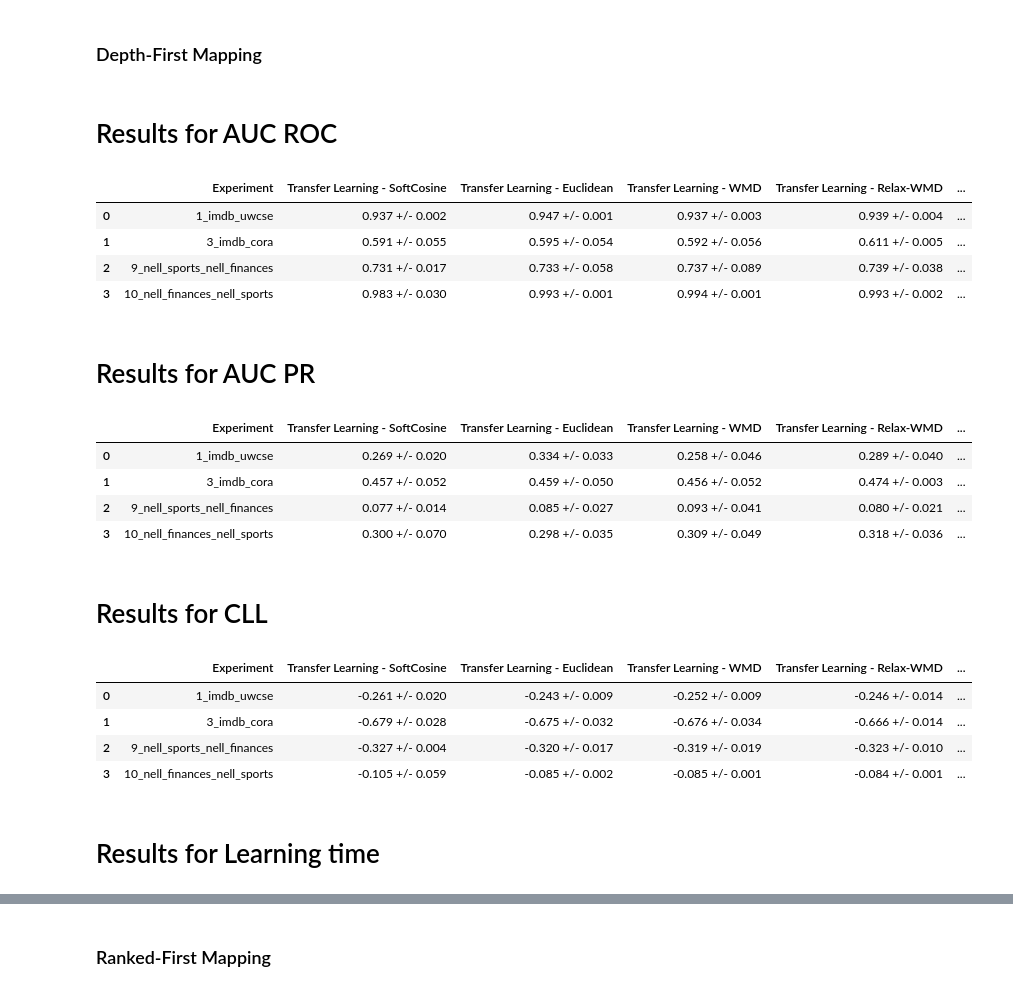
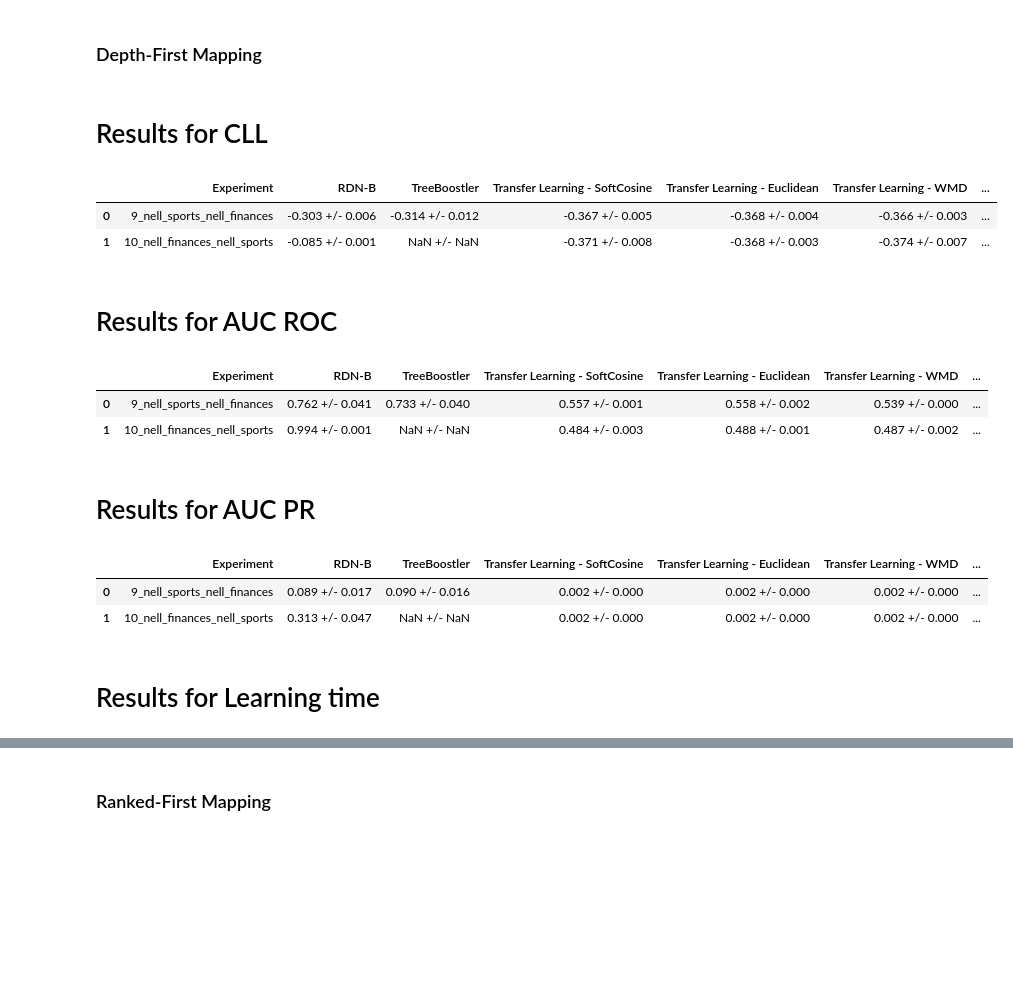
Before and after one commit to MeLLL-UFF/TransBoostler, a Jupyter notebook: 1. Transfer Experiment Results.ipynb, the cells around one changed output, grey strips where cells are left out. Drawn from its saved outputs; the diff is of its cells as text; code cells hidden in the pictures; blank space fills up the shorter version.

```diff
--- a/1. Transfer Experiment Results.ipynb
+++ b/1. Transfer Experiment Results.ipynb
@@ -8,9 +8,9 @@ import os
 ## Experiments and Functions
 # %%
 experiments = [
-            {'id': '1', 'source':'imdb', 'target':'uwcse', 'predicate':'workedunder', 'to_predicate':'advisedby', 'arity': 2},
+            #{'id': '1', 'source':'imdb', 'target':'uwcse', 'predicate':'workedunder', 'to_predicate':'advisedby', 'arity': 2},
             #{'id': '2', 'source':'uwcse', 'target':'imdb', 'predicate':'advisedby', 'to_predicate':'workedunder', 'arity': 2},
-            {'id': '3', 'source':'imdb', 'target':'cora', 'predicate':'workedunder', 'to_predicate':'samevenue', 'arity': 2},
+            #{'id': '3', 'source':'imdb', 'target':'cora', 'predicate':'workedunder', 'to_predicate':'samevenue', 'arity': 2},
             #{'id': '4', 'source':'cora', 'target':'imdb', 'predicate':'samevenue', 'to_predicate':'workedunder', 'arity': 2},
             ##{'id': '5', 'source':'cora', 'target':'imdb', 'predicate':'sametitle', 'to_predicate':'workedunder', 'arity': 2},
             ##{'id': '6', 'source':'imdb', 'target':'cora', 'predicate':'workedunder', 'to_predicate':'sametitle', 'arity': 2},
@@ -71,7 +71,7 @@ if compare_stopwords:
 baseline_path = f'/results/baselines/transfer/'
 baseline_data = load_data(experiments, '', baseline_path)
 
-for metric in ['AUC ROC', 'AUC PR', 'CLL', 'Learning time']: #, 'Recall', 'F1', 'Precision', 'Learning and Revision time', 'Inference time']:
+for metric in ['CLL', 'AUC ROC', 'AUC PR', 'Learning time']: #, 'Recall', 'F1', 'Precision', 'Learning and Revision time', 'Inference time']:
     display(Markdown('# Results for ' + metric))
     table = []
     for j in range(len(experiments)):
@@ -108,75 +108,69 @@ for metric in ['AUC ROC', 'AUC PR', 'CLL', 'Learning time']: #, 'Recall', 'F1',
 
             if(experiments[j]['id'] != '10'):
                 table.append([dataset,
+                '%.3f +/- %.3f' % (rdnb.mean(), 2 * rdnb.std()),
+                '%.3f +/- %.3f' % (treeboostler_no_revision.mean(), 2 * treeboostler_no_revision.std()),
                 '%.3f +/- %.3f' % (results_using_stopwords['softcosine'].mean(), 2 * results_using_stopwords['softcosine'].std()),
                 '%.3f +/- %.3f' % (results_using_stopwords['euclidean'].mean(), 2 * results_using_stopwords['euclidean'].std()),
                 '%.3f +/- %.3f' % (results_using_stopwords['wmd'].mean(), 2 * results_using_stopwords['wmd'].std()),
                 '%.3f +/- %.3f' % (results_using_stopwords['relax-wmd'].mean(), 2 * results_using_stopwords['relax-wmd'].std()),
-                '%.3f +/- %.3f' % (treeboostler.mean(), 2 * treeboostler.std()),
-                '%.3f +/- %.3f' % (rdnb.mean(), 2 * rdnb.std()),
                              ])
             else:
                 table.append([dataset,
+                '%.3f +/- %.3f' % (rdnb.mean(), 2 * rdnb.std()),
+                'NaN +/- NaN',
                 '%.3f +/- %.3f' % (results_using_stopwords['softcosine'].mean(), 2 * results_using_stopwords['softcosine'].std()),
                 '%.3f +/- %.3f' % (results_using_stopwords['euclidean'].mean(), 2 * results_using_stopwords['euclidean'].std()),
                 '%.3f +/- %.3f' % (results_using_stopwords['wmd'].mean(), 2 * results_using_stopwords['wmd'].std()),
                 '%.3f +/- %.3f' % (results_using_stopwords['relax-wmd'].mean(), 2 * results_using_stopwords['relax-wmd'].std()),
-                'NaN +/- NaN',
-                '%.3f +/- %.3f' % (rdnb.mean(), 2 * rdnb.std()),
-                             ])
+              ])
 
             #table.append(['', '', '', '', '', '', ''])
 
             if(experiments[j]['id'] != '10' and compare_stopwords):
                 table.append([dataset + '*',
+                '%.3f +/- %.3f' % (rdnb.mean(), 2 * rdnb.std()),
+                '%.3f +/- %.3f' % (treeboostler_no_revision.mean(), 2 * treeboostler_no_revision.std()),
                 '%.3f +/- %.3f' % (results_removing_stopwords['softcosine'].mean(), 2 * results_removing_stopwords['softcosine'].std()),
                 '%.3f +/- %.3f' % (results_removing_stopwords['euclidean'].mean(), 2 * results_removing_stopwords['euclidean'].std()),
                 '%.3f +/- %.3f' % (results_removing_stopwords['wmd'].mean(), 2 * results_removing_stopwords['wmd'].std()),
                 '%.3f +/- %.3f' % (results_removing_stopwords['relax-wmd'].mean(), 2 * results_removing_stopwords['relax-wmd'].std()),
-                '%.3f +/- %.3f' % (treeboostler.mean(), 2 * treeboostler.std()),
-                '%.3f +/- %.3f' % (rdnb.mean(), 2 * rdnb.std()),
                              ])
             elif(compare_stopwords):
                 table.append([dataset + '*',
+                '%.3f +/- %.3f' % (rdnb.mean(), 2 * rdnb.std()),
+                'NaN +/- NaN',
                 '%.3f +/- %.3f' % (results_removing_stopwords['softcosine'].mean(), 2 * results_removing_stopwords['softcosine'].std()),
                 '%.3f +/- %.3f' % (results_removing_stopwords['euclidean'].mean(), 2 * results_removing_stopwords['euclidean'].std()),
                 '%.3f +/- %.3f' % (results_removing_stopwords['wmd'].mean(), 2 * results_removing_stopwords['wmd'].std()),
                 '%.3f +/- %.3f' % (results_removing_stopwords['relax-wmd'].mean(), 2 * results_removing_stopwords['relax-wmd'].std()),
-                'NaN +/- NaN',
-                '%.3f +/- %.3f' % (rdnb.mean(), 2 * rdnb.std()),
                              ])
 
             # No Revision
             #table.append([dataset + '_NR',
             #    '%.3f +/- %.3f' % (results_using_stopwords['softcosine no revision'].mean(), 2 * results_using_stopwords['softcosine'].std()),
             #    '%.3f +/- %.3f' % (results_using_stopwords['euclidean no revision'].mean(), 2 * results_using_stopwords['euclidean'].std()),
             #    '%.3f +/- %.3f' % (results_using_stopwords['wmd no revision'].mean(), 2 * results_using_stopwords['wmd'].std()),
             #    '%.3f +/- %.3f' % (results_using_stopwords['relax-wmd no revision'].mean(), 2 * results_using_stopwords['relax-wmd'].std()),
             #    '%.3f +/- %.3f' % (treeboostler_no_revision.mean(), 2 * treeboostler_no_revision.std()),
             #    '%.3f +/- %.3f' % (rdnb.mean(), 2 * rdnb.std()),
             #])
             #table.append(['', '', '', '', '', '', ''])
 
     #display(pd.DataFrame(table, columns=['Experiment', 'RDN-B'])) #, 'Transfer Learning with Revision Theory - Relax WMD'])) #, 'Learning from scratch (RDN-B)']))
-    display(pd.DataFrame(table, columns=['Experiment', 'Transfer Learning - SoftCosine', 'Transfer Learning - Euclidean', 'Transfer Learning - WMD', 'Transfer Learning - Relax-WMD', 'TreeBoostler', 'RDN-B'])) #, 'Learning from scratch (RDN-B)']))
+    display(pd.DataFrame(table, columns=['Experiment', 'RDN-B', 'TreeBoostler', 'Transfer Learning - SoftCosine', 'Transfer Learning - Euclidean', 'Transfer Learning - WMD', 'Transfer Learning - Relax-WMD'])) #, 'Learning from scratch (RDN-B)']))
     #display(pd.DataFrame(table, columns=['Experiment', 'Transfer Learning', 'Transfer Learning with Revision Theory']))
 # %% [output]
-# Results for AUC ROC
+# Results for CLL
-|  | Experiment | Transfer Learning - SoftCosine | Transfer Learning - Euclidean | Transfer Learning - WMD | Transfer Learning - Relax-WMD | ... |
-| 0 | 1_imdb_uwcse | 0.937 +/- 0.002 | 0.947 +/- 0.001 | 0.937 +/- 0.003 | 0.939 +/- 0.004 | ... |
-| 1 | 3_imdb_cora | 0.591 +/- 0.055 | 0.595 +/- 0.054 | 0.592 +/- 0.056 | 0.611 +/- 0.005 | ... |
-| 2 | 9_nell_sports_nell_finances | 0.731 +/- 0.017 | 0.733 +/- 0.058 | 0.737 +/- 0.089 | 0.739 +/- 0.038 | ... |
-| 3 | 10_nell_finances_nell_sports | 0.983 +/- 0.030 | 0.993 +/- 0.001 | 0.994 +/- 0.001 | 0.993 +/- 0.002 | ... |
+|  | Experiment | RDN-B | TreeBoostler | Transfer Learning - SoftCosine | Transfer Learning - Euclidean | Transfer Learning - WMD | ... |
+| 0 | 9_nell_sports_nell_finances | -0.303 +/- 0.006 | -0.314 +/- 0.012 | -0.367 +/- 0.005 | -0.368 +/- 0.004 | -0.366 +/- 0.003 | ... |
+| 1 | 10_nell_finances_nell_sports | -0.085 +/- 0.001 | NaN +/- NaN | -0.371 +/- 0.008 | -0.368 +/- 0.003 | -0.374 +/- 0.007 | ... |
-# Results for AUC PR
+# Results for AUC ROC
-|  | Experiment | Transfer Learning - SoftCosine | Transfer Learning - Euclidean | Transfer Learning - WMD | Transfer Learning - Relax-WMD | ... |
-| 0 | 1_imdb_uwcse | 0.269 +/- 0.020 | 0.334 +/- 0.033 | 0.258 +/- 0.046 | 0.289 +/- 0.040 | ... |
-| 1 | 3_imdb_cora | 0.457 +/- 0.052 | 0.459 +/- 0.050 | 0.456 +/- 0.052 | 0.474 +/- 0.003 | ... |
-| 2 | 9_nell_sports_nell_finances | 0.077 +/- 0.014 | 0.085 +/- 0.027 | 0.093 +/- 0.041 | 0.080 +/- 0.021 | ... |
-| 3 | 10_nell_finances_nell_sports | 0.300 +/- 0.070 | 0.298 +/- 0.035 | 0.309 +/- 0.049 | 0.318 +/- 0.036 | ... |
+|  | Experiment | RDN-B | TreeBoostler | Transfer Learning - SoftCosine | Transfer Learning - Euclidean | Transfer Learning - WMD | ... |
+| 0 | 9_nell_sports_nell_finances | 0.762 +/- 0.041 | 0.733 +/- 0.040 | 0.557 +/- 0.001 | 0.558 +/- 0.002 | 0.539 +/- 0.000 | ... |
+| 1 | 10_nell_finances_nell_sports | 0.994 +/- 0.001 | NaN +/- NaN | 0.484 +/- 0.003 | 0.488 +/- 0.001 | 0.487 +/- 0.002 | ... |
-# Results for CLL
+# Results for AUC PR
-|  | Experiment | Transfer Learning - SoftCosine | Transfer Learning - Euclidean | Transfer Learning - WMD | Transfer Learning - Relax-WMD | ... |
-| 0 | 1_imdb_uwcse | -0.261 +/- 0.020 | -0.243 +/- 0.009 | -0.252 +/- 0.009 | -0.246 +/- 0.014 | ... |
-| 1 | 3_imdb_cora | -0.679 +/- 0.028 | -0.675 +/- 0.032 | -0.676 +/- 0.034 | -0.666 +/- 0.014 | ... |
-| 2 | 9_nell_sports_nell_finances | -0.327 +/- 0.004 | -0.320 +/- 0.017 | -0.319 +/- 0.019 | -0.323 +/- 0.010 | ... |
-| 3 | 10_nell_finances_nell_sports | -0.105 +/- 0.059 | -0.085 +/- 0.002 | -0.085 +/- 0.001 | -0.084 +/- 0.001 | ... |
+|  | Experiment | RDN-B | TreeBoostler | Transfer Learning - SoftCosine | Transfer Learning - Euclidean | Transfer Learning - WMD | ... |
+| 0 | 9_nell_sports_nell_finances | 0.089 +/- 0.017 | 0.090 +/- 0.016 | 0.002 +/- 0.000 | 0.002 +/- 0.000 | 0.002 +/- 0.000 | ... |
+| 1 | 10_nell_finances_nell_sports | 0.313 +/- 0.047 | NaN +/- NaN | 0.002 +/- 0.000 | 0.002 +/- 0.000 | 0.002 +/- 0.000 | ... |
 # Results for Learning time
```
Also changed, not shown: parts of 3 cells of this notebook, 2 other files.
